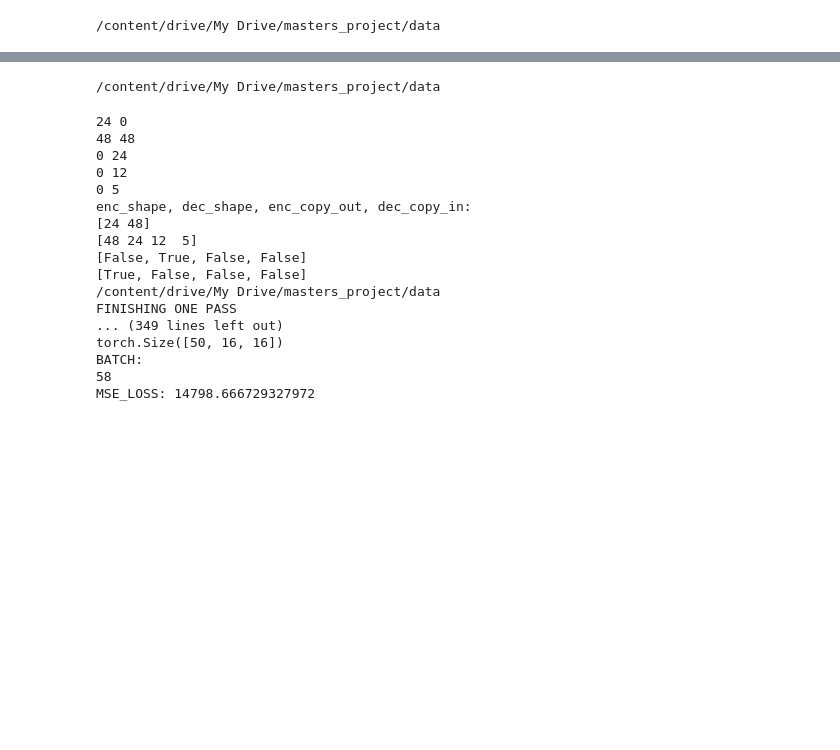
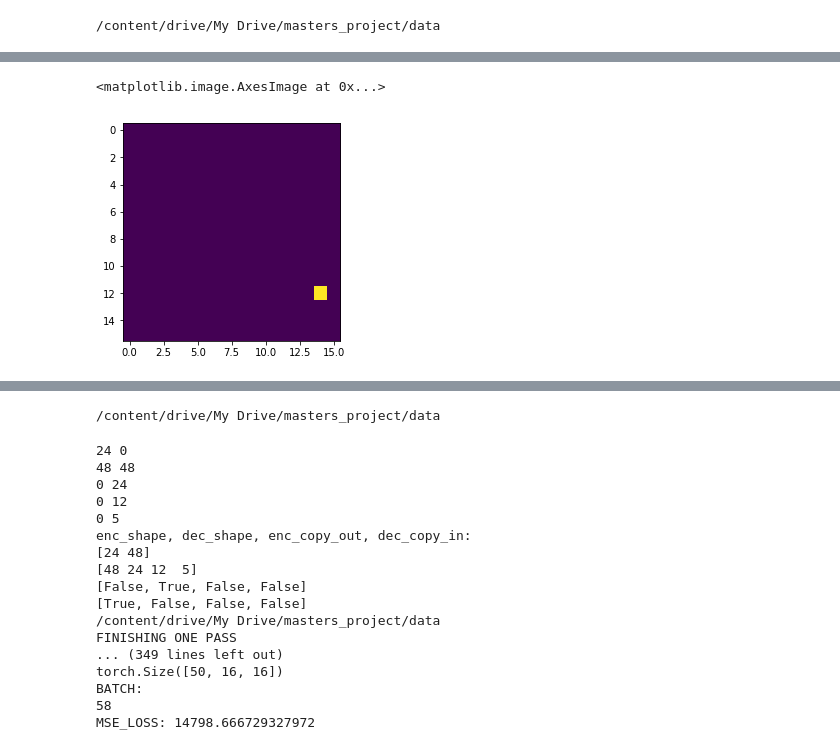
Before and after one commit to Garethlomax/acse-9-independent-research-project-Garethlomax, a Jupyter notebook: full_data.ipynb, the cells around one changed output, grey strips where cells are left out. Cells and saved outputs as stored; diff of their text form; code cells hidden in the pictures; blank space fills up the shorter version.

```diff
--- a/full_data.ipynb
+++ b/full_data.ipynb
@@ -1021,21 +1022,39 @@ class HDF5Dataset_with_avgs(Dataset):
         """TODO: CHECK IF THIS RETURNS DOUBLE"""
 
         predictor = torch.tensor(self.file["predictor"][i])
+        print("predictor shape:", predictor.shape)
         # is of batch size, seq length,
 
 
         truth = torch.tensor(self.file["truth"][i])
+        print("truth shape:", truth.shape)
         # only on layer so not in loop.
         truth -= self.avg[0]
         truth /= self.std[0]
 
-#         # the value of truth should be [0] in the predictor array.
-        for i in range(len(self.avg)):
-            if self.application_boolean[i]:
-                predictor[:,:,i] -= self.avg[i]
-                predictor[:,:,i] /= self.std[i]
+        if isinstance(i, list):
+            for j in range(len(self.avg)):
+                if self.application_boolean[j]:
+                    predictor[:,:,j] -= self.avg[j]
+                    predictor[:,:,j] /= self.std[j]
 
-                # sort out dimensions of truth at some point
+
+        else:
+            for j in range(len(self.avg)):
+                if self.application_boolean[j]:
+                    predictor[:,j] -= self.avg[j]
+                    predictor[:,j] /= self.std[j]
+
+
+#             #i.e if we are returning a single index.
+# #         # the value of truth should be [0] in the predictor array.
+#         for j in range(len(self.avg)):
+#             if self.application_boolean[j]:
+#                 predictor[:,:,j] -= self.avg[j]
+#                 predictor[:,:,j] /= self.std[j]
+
+#                 # sort out dimensions of truth at some point
+
 
 
 
@@ -1167,0 +1226,5 @@ train = HDF5Dataset_with_avgs('data_prio_run_test4.hdf5', index_map,avg, std, ap
+# %%
+plt.imshow(pred[0][-1][0])
+# %% [output]
+<matplotlib.image.AxesImage at 0x...>
+[figure, added]
```
Also changed, not shown: parts of 15 cells of this notebook.
